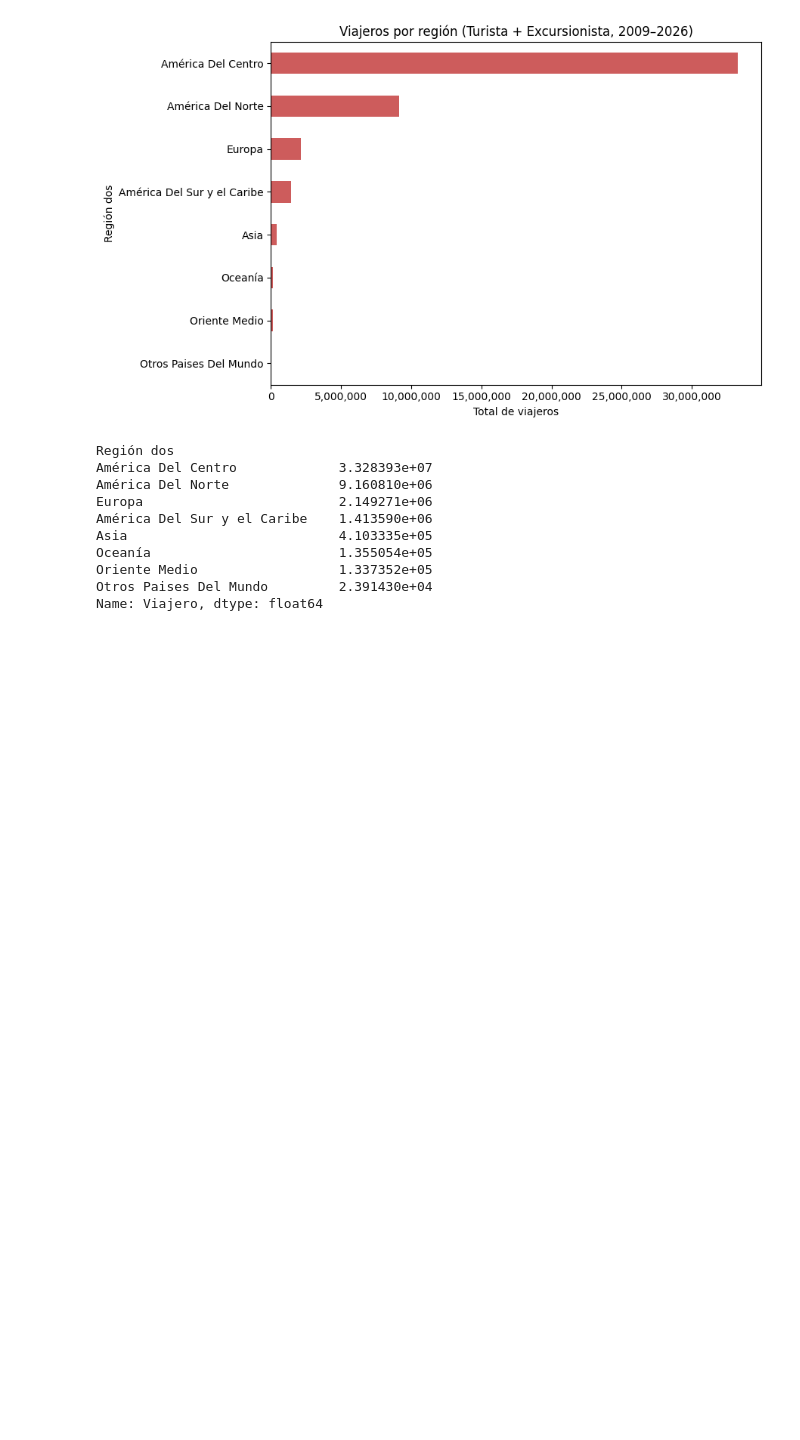
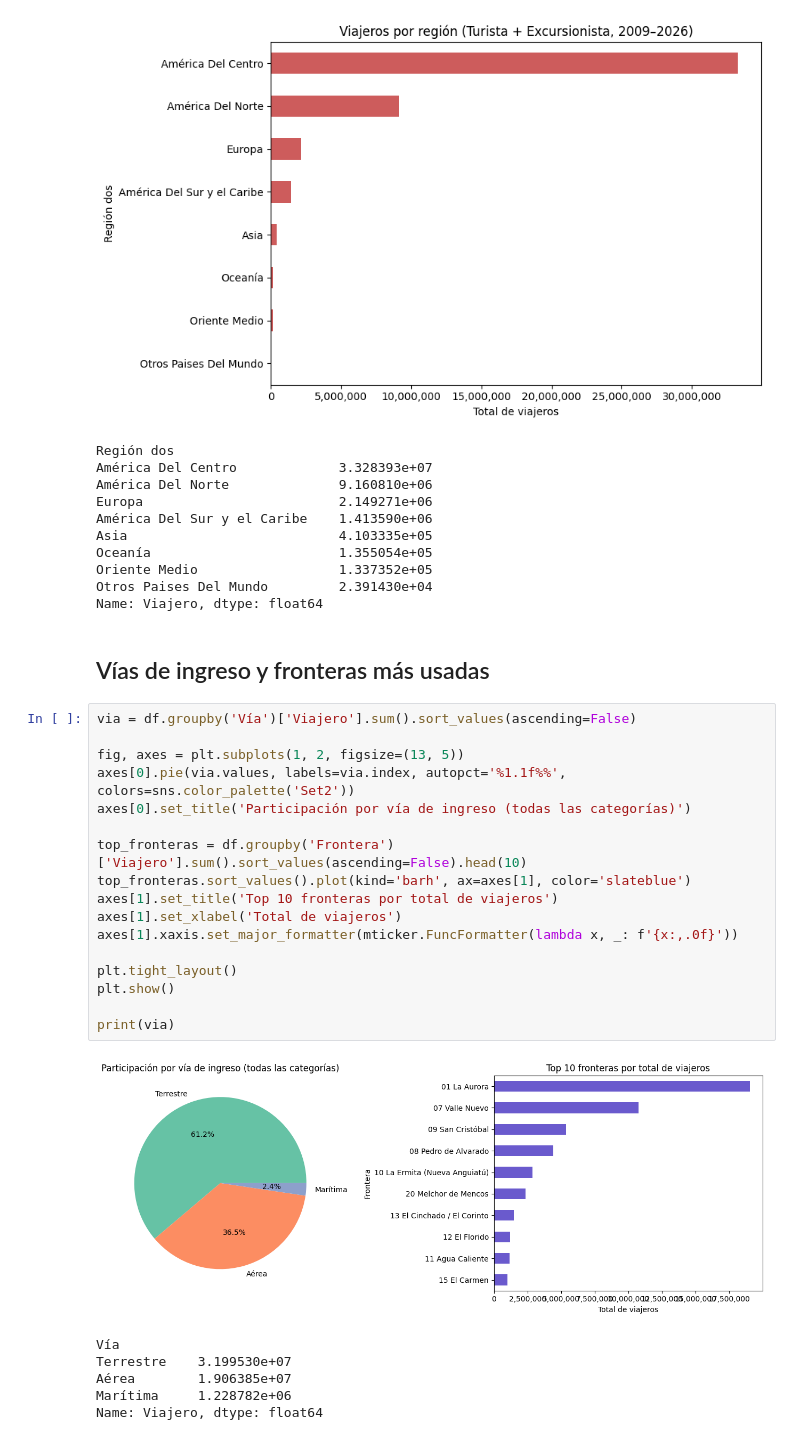
Before and after one commit to CamiR24/Lab1DS, a Jupyter notebook: AnalisisExploratorio.ipynb, the cells around one changed output. Saved outputs shown, nothing was run; the diff lists cells and outputs as text; blank space fills up the shorter version.

```diff
--- a/AnalisisExploratorio.ipynb
+++ b/AnalisisExploratorio.ipynb
@@ -167,3 +167,29 @@ Oceanía                        1.355054e+05
 Oriente Medio                  1.337352e+05
 Otros Paises Del Mundo         2.391430e+04
 Name: Viajero, dtype: float64
+# %% [markdown]
+## Vías de ingreso y fronteras más usadas
+# %%
+via = df.groupby('Vía')['Viajero'].sum().sort_values(ascending=False)
+
+fig, axes = plt.subplots(1, 2, figsize=(13, 5))
+axes[0].pie(via.values, labels=via.index, autopct='%1.1f%%', colors=sns.color_palette('Set2'))
+axes[0].set_title('Participación por vía de ingreso (todas las categorías)')
+
+top_fronteras = df.groupby('Frontera')['Viajero'].sum().sort_values(ascending=False).head(10)
+top_fronteras.sort_values().plot(kind='barh', ax=axes[1], color='slateblue')
+axes[1].set_title('Top 10 fronteras por total de viajeros')
+axes[1].set_xlabel('Total de viajeros')
+axes[1].xaxis.set_major_formatter(mticker.FuncFormatter(lambda x, _: f'{x:,.0f}'))
+
+plt.tight_layout()
+plt.show()
+
+print(via)
+# %% [output]
+[figure, added]
+Vía
+Terrestre    3.199530e+07
+Aérea        1.906385e+07
+Marítima     1.228782e+06
+Name: Viajero, dtype: float64
```
Also changed, not shown: parts of 19 cells of this notebook, 2 other files.
